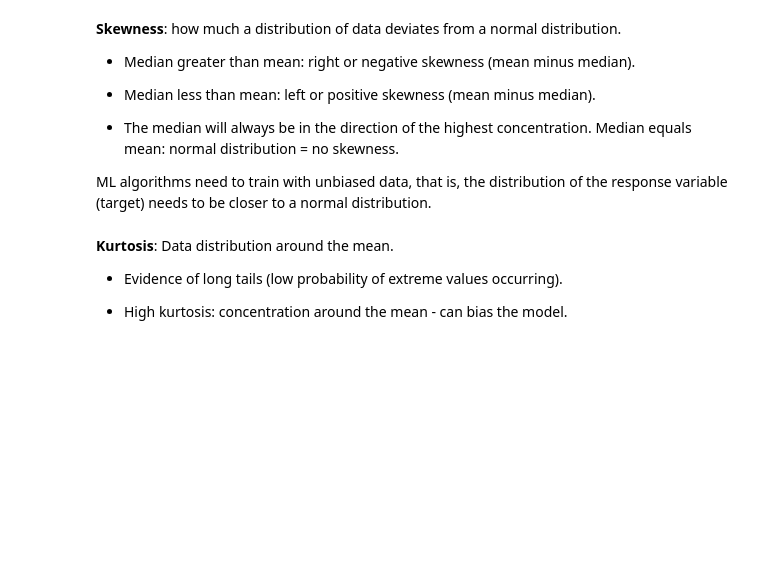
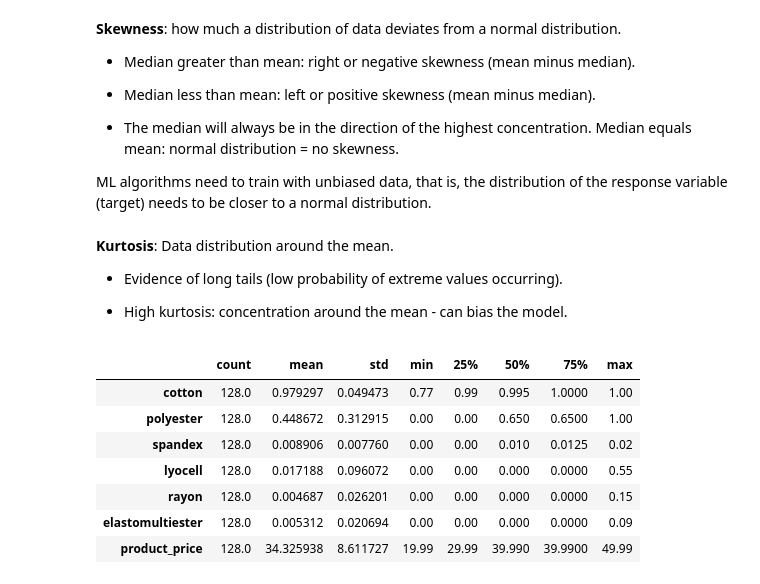
Before and after one commit to lucasquemelli/Star_Jeans, a Jupyter notebook: star_jeans.ipynb, the cells around one changed output. Cells and saved outputs as stored; diff of their text form; code cells hidden in the pictures; blank space fills up the shorter version.

```diff
--- a/star_jeans.ipynb
+++ b/star_jeans.ipynb
@@ -278,3 +295,14 @@ ML algorithms need to train with unbiased data, that is, the distribution of the
 - Evidence of long tails (low probability of extreme values occurring).
 
 - High kurtosis: concentration around the mean - can bias the model.
+# %%
+numerical_attributes.describe().T
+# %% [output]
+|  | count | mean | std | min | 25% | 50% | 75% | max |
+| cotton | 128.0 | 0.979297 | 0.049473 | 0.77 | 0.99 | 0.995 | 1.0000 | 1.00 |
+| polyester | 128.0 | 0.448672 | 0.312915 | 0.00 | 0.00 | 0.650 | 0.6500 | 1.00 |
+| spandex | 128.0 | 0.008906 | 0.007760 | 0.00 | 0.00 | 0.010 | 0.0125 | 0.02 |
+| lyocell | 128.0 | 0.017188 | 0.096072 | 0.00 | 0.00 | 0.000 | 0.0000 | 0.55 |
+| rayon | 128.0 | 0.004687 | 0.026201 | 0.00 | 0.00 | 0.000 | 0.0000 | 0.15 |
+| elastomultiester | 128.0 | 0.005312 | 0.020694 | 0.00 | 0.00 | 0.000 | 0.0000 | 0.09 |
+| product_price | 128.0 | 34.325938 | 8.611727 | 19.99 | 29.99 | 39.990 | 39.9900 | 49.99 |
```
Also changed, not shown: parts of 1 cell of this notebook.
